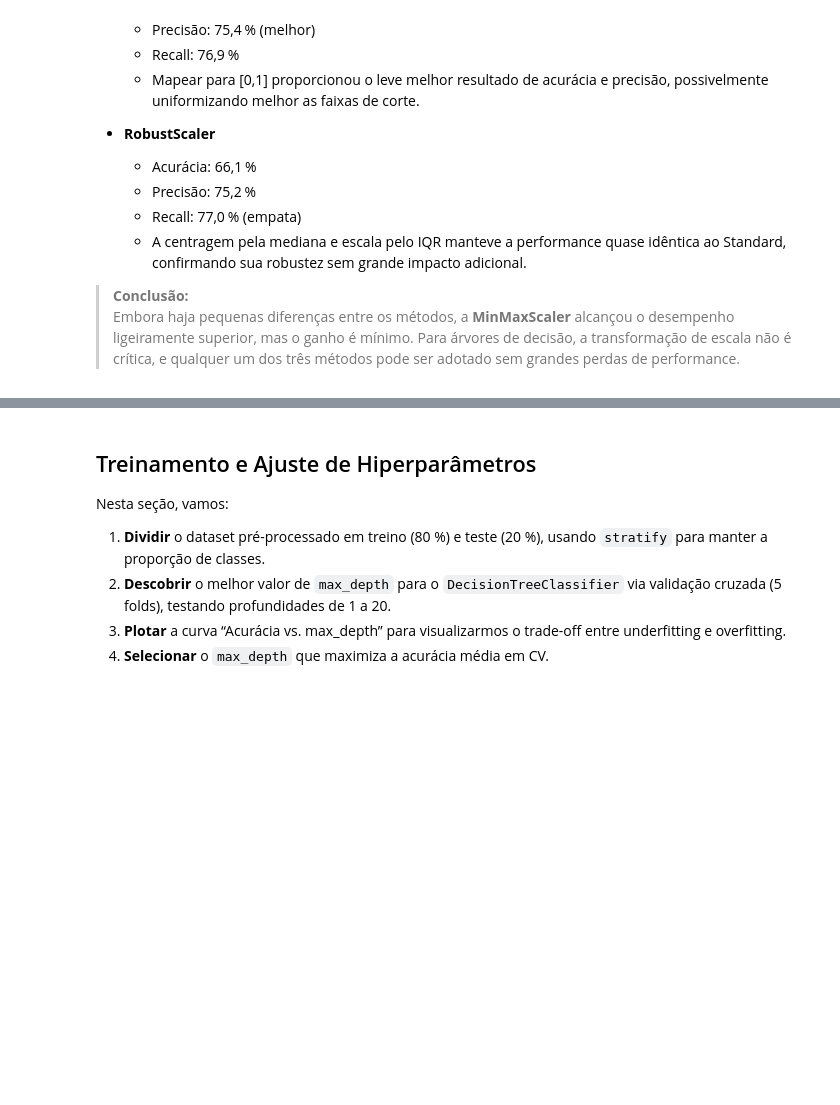
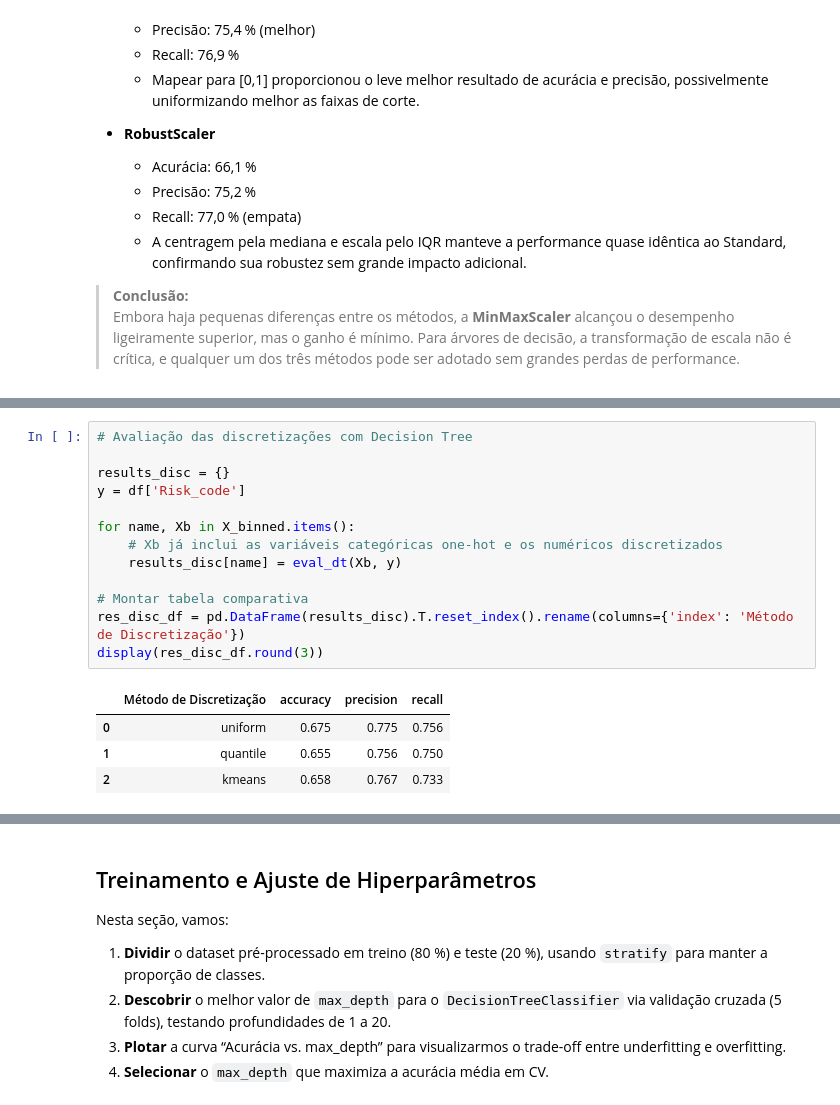
Before and after one commit to gabisoaresm/Aprendizado-Automatico, a Jupyter notebook: T1/pre_processamento.ipynb, the cells around one changed output, grey strips where cells are left out. Saved outputs shown, nothing was run; the diff lists cells and outputs as text; blank space fills up the shorter version.

Commit message:
discretização

```diff
--- a/T1/pre_processamento.ipynb
+++ b/T1/pre_processamento.ipynb
@@ -800,0 +948,18 @@ display(res_norm_df.round(3))
+# %%
+# Avaliação das discretizações com Decision Tree
+
+results_disc = {}
+y = df['Risk_code']
+
+for name, Xb in X_binned.items():
+    # Xb já inclui as variáveis categóricas one-hot e os numéricos discretizados
+    results_disc[name] = eval_dt(Xb, y)
+
+# Montar tabela comparativa
+res_disc_df = pd.DataFrame(results_disc).T.reset_index().rename(columns={'index': 'Método de Discretização'})
+display(res_disc_df.round(3))
+# %% [output]
+|  | Método de Discretização | accuracy | precision | recall |
+| 0 | uniform | 0.675 | 0.775 | 0.756 |
+| 1 | quantile | 0.655 | 0.756 | 0.750 |
+| 2 | kmeans | 0.658 | 0.767 | 0.733 |
```
Also changed, not shown: parts of 6 cells of this notebook.
